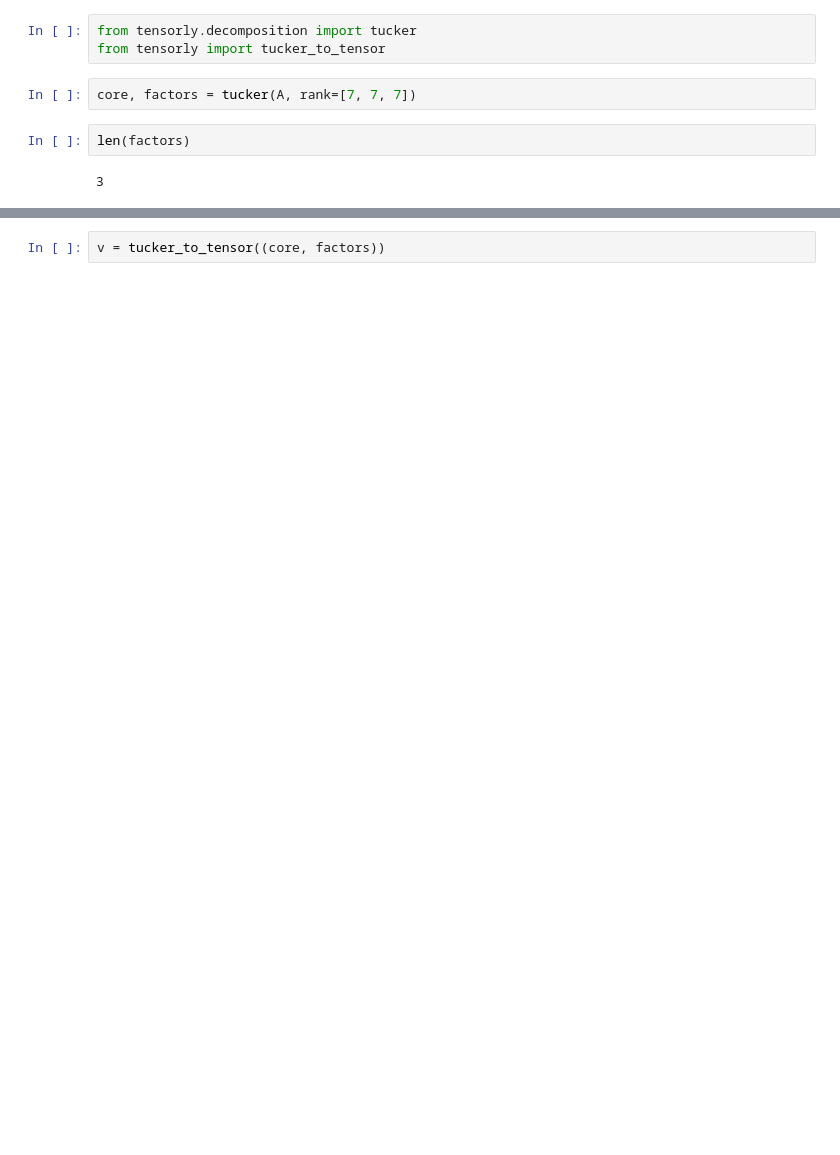
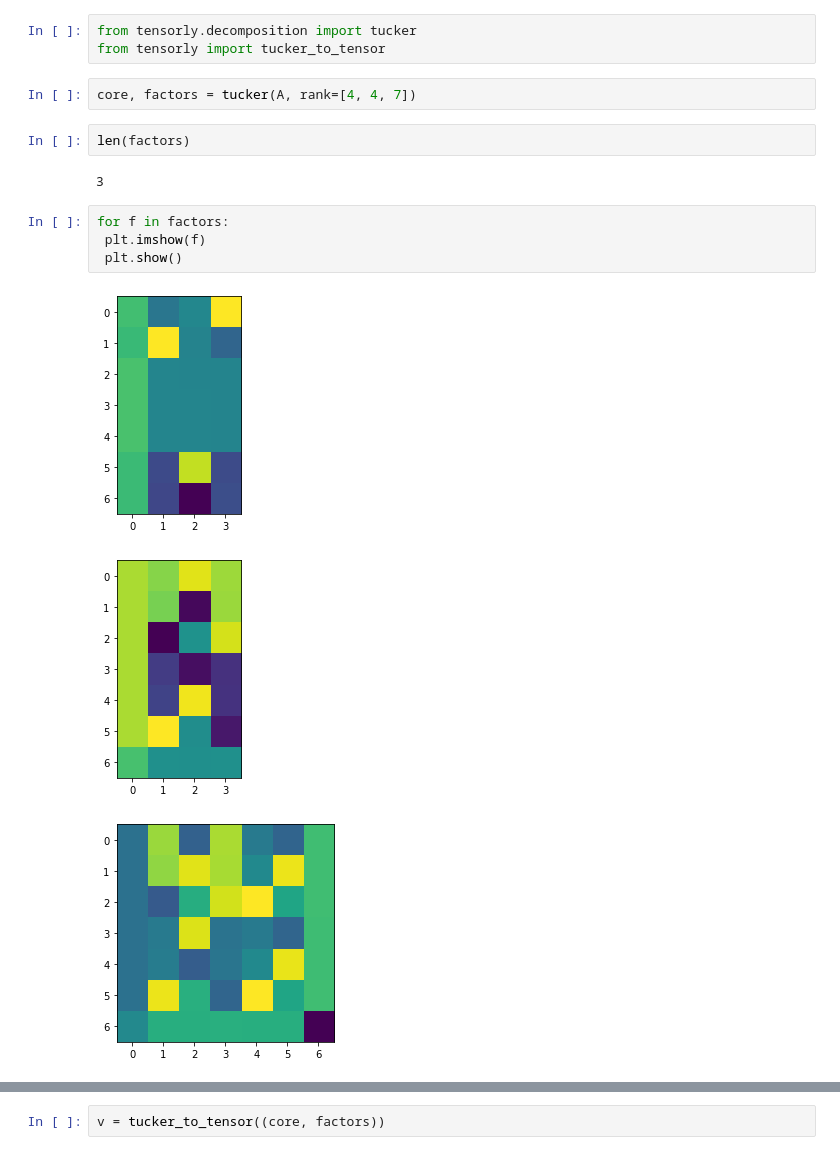
Before and after one commit to kyberszittya/dive_into_tp, a Jupyter notebook: dive_into_tp/tp_model/tensor_example.ipynb, the cells around one changed output, grey strips where cells are left out. Cells and saved outputs as stored; diff of their text form; blank space fills up the shorter version.

```diff
--- a/dive_into_tp/tp_model/tensor_example.ipynb
+++ b/dive_into_tp/tp_model/tensor_example.ipynb
@@ -71,8 +69,16 @@ ModuleNotFoundError: No module named 'sktensor'
 from tensorly.decomposition import tucker
 from tensorly import tucker_to_tensor
 # %%
-core, factors = tucker(A, rank=[7, 7, 7])
+core, factors = tucker(A, rank=[4, 4, 7])
 # %%
 len(factors)
 # %% [output]
 3
+# %%
+for f in factors:
+ plt.imshow(f)
+ plt.show()
+# %% [output]
+[figure, added]
+[figure, added]
+[figure, added]
```
Also changed, not shown: parts of 10 cells of this notebook.
